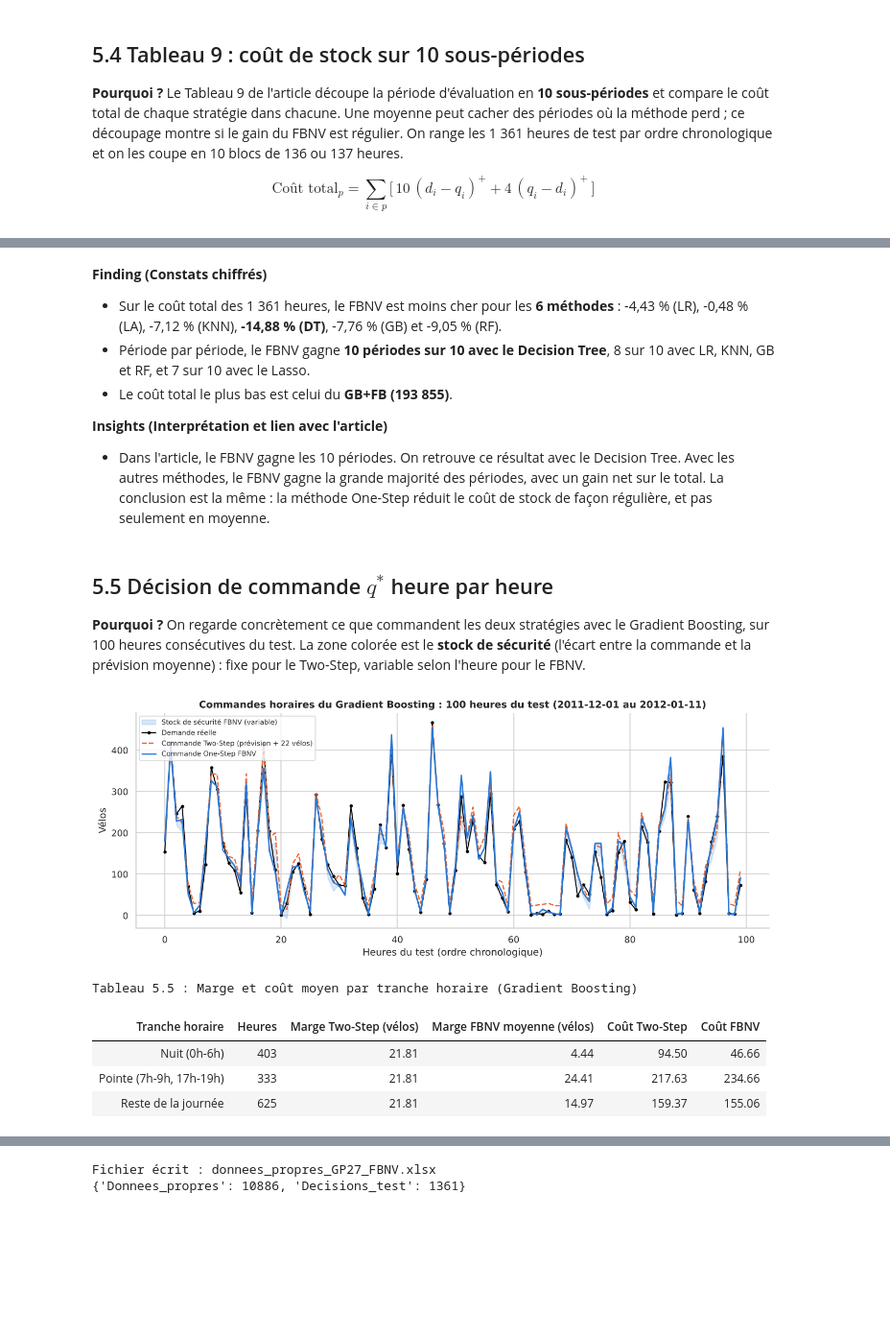
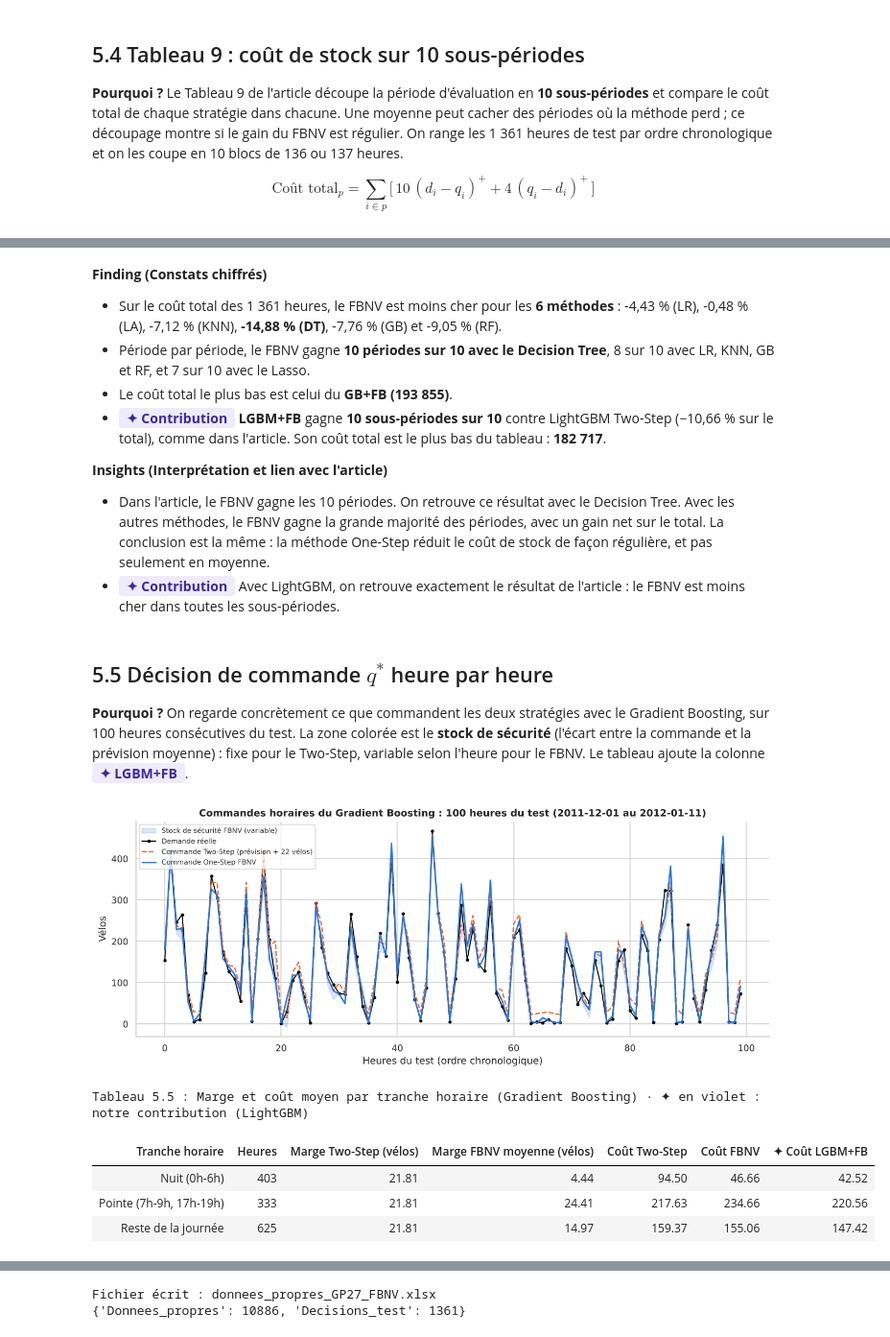
Before and after one commit to eliasbelme/eliasbelme.github.io, a Jupyter notebook: TP_GP27_FBNV.ipynb, the cells around one changed output, grey strips where cells are left out. Shown at 96% size. Drawn from its saved outputs; the diff is of its cells as text; code cells hidden in the pictures; blank space fills up the shorter version.

```diff
--- a/TP_GP27_FBNV.ipynb
+++ b/TP_GP27_FBNV.ipynb
@@ -703,10 +775,13 @@ grilles = {
                       {"n_estimators": [100, 300], "max_features": [1.0, 0.6]}),
     "Gradient Boosting": (GradientBoostingRegressor(random_state=RANDOM_STATE),
                           {"n_estimators": [300, 600], "max_depth": [4, 6]}),
+    "LightGBM": (lgb.LGBMRegressor(learning_rate=0.05, random_state=RANDOM_STATE, verbose=-1),   # ✦ CONTRIBUTION
+                 {"n_estimators": [500, 1000], "num_leaves": [31, 63]}),
 }
 meilleurs = {}
 for nom, (modele, grille) in grilles.items():
-    gs = GridSearchCV(modele, grille, cv=kf, scoring="neg_root_mean_squared_error", n_jobs=-1).fit(Xtr, ytr)
+    paralleles = 1 if nom == "LightGBM" else -1          # LightGBM utilise déjà tous les cœurs lui-même
+    gs = GridSearchCV(modele, grille, cv=kf, scoring="neg_root_mean_squared_error", n_jobs=paralleles).fit(Xtr, ytr)
     meilleurs[nom] = gs
 
 reglage = pd.DataFrame({
@@ -813,9 +892,10 @@ prevision = {
     "DT": meilleurs["Decision Tree"].best_estimator_,
     "GB": meilleurs["Gradient Boosting"].best_estimator_,
     "RF": meilleurs["Random Forest"].best_estimator_,
+    "LGBM": meilleurs["LightGBM"].best_estimator_,                                  # ✦ CONTRIBUTION
 }
 NOMS = {"LR": "Linear Regression", "LA": "Lasso", "KNN": "KNN", "DT": "Decision Tree",
-        "GB": "Gradient Boosting", "RF": "Random Forest"}
+        "GB": "Gradient Boosting", "RF": "Random Forest", "LGBM": "LightGBM"}          # ✦ CONTRIBUTION
 
 # ---- Two-Step : prévision moyenne + marge z* x sigma ----
 d_hat, sigma, q_two = {}, {}, {}
@@ -863,6 +943,14 @@ q_one = {
 }
 print("GB+FB, meilleur réglage :", gs_gb_fb.best_params_)
 
+# ✦ CONTRIBUTION : LGBM+FB, LightGBM entraîné directement sur la perte Pinball (= coût de stock / 14)
+gs_lgbm_fb = GridSearchCV(lgb.LGBMRegressor(objective="quantile", alpha=ALPHA, learning_rate=0.05,
+                                            random_state=RANDOM_STATE, verbose=-1),
+                          {"n_estimators": [1000, 2000], "num_leaves": [31, 63]},
+                          cv=kf, scoring=pinball).fit(Xtr, ytr)
+q_one["LGBM"] = np.maximum(gs_lgbm_fb.predict(Xte), 0)                             # ✦ CONTRIBUTION
+print("✦ LGBM+FB, meilleur réglage :", gs_lgbm_fb.best_params_)
+
 comparaison = pd.DataFrame({
     "Modèle": [NOMS[m] for m in prevision],
     "σ des erreurs (vélos)": [sigma[m] for m in prevision],
@@ -926,21 +1018,27 @@ for a in alphas:
                    "GB Two-Step": c(np.maximum(d_hat["GB"] + z_a * sigma["GB"], 0)),
                    "GB+FB": c(np.maximum(gb_a.predict(Xte), 0)),
                    "RF Two-Step": c(np.maximum(d_hat["RF"] + z_a * sigma["RF"], 0)),
-                   "RF+FB": c(np.quantile(preds_arbres, a, axis=0))})
+                   "RF+FB": c(np.quantile(preds_arbres, a, axis=0)),
+                   "LGBM Two-Step": c(np.maximum(d_hat["LGBM"] + z_a * sigma["LGBM"], 0)),        # ✦ CONTRIBUTION
+                   "LGBM+FB": c(np.maximum(clone(gs_lgbm_fb.best_estimator_).set_params(alpha=a)
+                                           .fit(Xtr, ytr).predict(Xte), 0))})              # ✦ CONTRIBUTION
 sens = pd.DataFrame(lignes)
 
-SENS = ["LR", "KNN", "DT", "GB", "RF"]
+SENS = ["LR", "KNN", "DT", "GB", "RF", "LGBM"]                                     # ✦ CONTRIBUTION : LGBM
 fig, axes = plt.subplots(2, 3, figsize=(15, 8))
 axes = axes.ravel()
 for ax, m in zip(axes, SENS):
     ax.plot(sens["alpha"], sens[f"{m} Two-Step"], color=ORANGE, ls="--", marker="o", ms=3, label="Two-Step")
-    ax.plot(sens["alpha"], sens[f"{m}+FB"], color=BLEU, marker="o", ms=3, label="One-Step FBNV")
+    ax.plot(sens["alpha"], sens[f"{m}+FB"], color=VIOLET if m == "LGBM" else BLEU, marker="o", ms=3,
+            label="One-Step FBNV")
     ax.axvline(ALPHA, color=GRIS, ls=":", label="alpha* = 0,714")
     ax.set(title=NOMS[m], xlabel="Fractile critique b / (b + h)")
+    if m == "LGBM":                                                                 # ✦ CONTRIBUTION
+        ax.set_facecolor(VIOLET_CLAIR)
+        ax.set_title("✦ LightGBM (notre contribution)", color=VIOLET)
 axes[0].set_ylabel("Coût moyen par heure")
 axes[3].set_ylabel("Coût moyen par heure")
-axes[5].axis("off")
-axes[5].legend(*axes[0].get_legend_handles_labels(), loc="center", fontsize=11)
+fig.legend(*axes[0].get_legend_handles_labels(), loc="upper center", ncol=3, fontsize=11, bbox_to_anchor=(0.5, 1.04))
 fig.tight_layout()
 sauver(fig, "fig8_sensibilite")
 plt.show()
@@ -1040,13 +1223,18 @@ holiday        0.8
 # %%
 ordre_t = np.argsort(df.loc[X_test.index, "datetime"].values)   # heures du test dans l'ordre chronologique
 fen = ordre_t[:150]
-fig, axes = plt.subplots(3, 2, figsize=(14, 10), sharey=True)
+fig, axes = plt.subplots(4, 2, figsize=(14, 13), sharey=True)
 for ax, (m, nom) in zip(axes.ravel(), NOMS.items()):
     ax.plot(yte.values[fen], color="black", lw=1.4, label="Demande réelle")
     ax.plot(d_hat[m][fen], color=BLEU, lw=1.4, ls="--", label="Prévision")
     ax.set(title=f"{nom} (R² test = {r2_score(yte, d_hat[m]):.2f})", xlabel="Heures du test (ordre chronologique)")
 for ligne in axes:
     ligne[0].set_ylabel("Vélos par heure")
+ax_lgbm = axes.ravel()[list(NOMS).index("LGBM")]                                    # ✦ CONTRIBUTION
+ax_lgbm.set_facecolor(VIOLET_CLAIR)
+ax_lgbm.lines[1].set_color(VIOLET)
+ax_lgbm.set_title("✦ " + ax_lgbm.get_title() + " : notre contribution", color=VIOLET)
+axes.ravel()[-1].axis("off")
 axes[0, 0].legend()
 fig.tight_layout()
 sauver(fig, "fig10_reel_vs_prevu")
@@ -1112,47 +1303,51 @@ RF : FBNV moins cher sur 8 périodes sur 10 ; baisse du coût total = 9.05%
 * Sur le coût total des 1 361 heures, le FBNV est moins cher pour les **6 méthodes** : -4,43 % (LR), -0,48 % (LA), -7,12 % (KNN), **-14,88 % (DT)**, -7,76 % (GB) et -9,05 % (RF).
 * Période par période, le FBNV gagne **10 périodes sur 10 avec le Decision Tree**, 8 sur 10 avec LR, KNN, GB et RF, et 7 sur 10 avec le Lasso.
 * Le coût total le plus bas est celui du **GB+FB (193 855)**.
+* <span style="background:#efebfd; color:#3b2a9e; font-weight:bold; padding:1px 8px; border-radius:4px;">✦ Contribution</span> **LGBM+FB** gagne **10 sous-périodes sur 10** contre LightGBM Two-Step (−10,66 % sur le total), comme dans l'article. Son coût total est le plus bas du tableau : **182 717**.
 
 **Insights (Interprétation et lien avec l'article)**
 * Dans l'article, le FBNV gagne les 10 périodes. On retrouve ce résultat avec le Decision Tree. Avec les autres méthodes, le FBNV gagne la grande majorité des périodes, avec un gain net sur le total. La conclusion est la même : la méthode One-Step réduit le coût de stock de façon régulière, et pas seulement en moyenne.
+* <span style="background:#efebfd; color:#3b2a9e; font-weight:bold; padding:1px 8px; border-radius:4px;">✦ Contribution</span> Avec LightGBM, on retrouve exactement le résultat de l'article : le FBNV est moins cher dans toutes les sous-périodes.
 # %% [markdown]
 ## 5.5 Décision de commande $q^*$ heure par heure
 
-**Pourquoi ?** On regarde concrètement ce que commandent les deux stratégies avec le Gradient Boosting, sur 100 heures consécutives du test. La zone colorée est le **stock de sécurité** (l'écart entre la commande et la prévision moyenne) : fixe pour le Two-Step, variable selon l'heure pour le FBNV.
+**Pourquoi ?** On regarde concrètement ce que commandent les deux stratégies avec le Gradient Boosting, sur 100 heures consécutives du test. La zone colorée est le **stock de sécurité** (l'écart entre la commande et la prévision moyenne) : fixe pour le Two-Step, variable selon l'heure pour le FBNV. Le tableau ajoute la colonne <span style="background:#efebfd; color:#3b2a9e; font-weight:bold; padding:1px 8px; border-radius:4px;">✦ LGBM+FB</span>.
 # %%
 dates_te = df.loc[X_test.index, "datetime"]
 idx = ordre_t[600:700]                                   # 100 heures consécutives du test (ordre chronologique)
 x = np.arange(len(idx))
 
 fig, ax = plt.subplots(figsize=(14, 4.8))
 ax.fill_between(x, d_hat["GB"][idx], q_one["GB"][idx], color=BLEU, alpha=0.18, label="Stock de sécurité FBNV (variable)")
 ax.plot(x, yte.values[idx], color="black", marker="o", ms=3, lw=1.3, label="Demande réelle")
 ax.plot(x, q_two["GB"][idx], color=ORANGE, ls="--", lw=1.6, label=f"Commande Two-Step (prévision + {Z * sigma['GB']:.0f} vélos)")
 ax.plot(x, q_one["GB"][idx], color=BLEU, lw=1.8, label="Commande One-Step FBNV")
 ax.set(title=f"Commandes horaires du Gradient Boosting : 100 heures du test "
              f"({dates_te.values[idx[0]].astype('datetime64[D]')} au {dates_te.values[idx[-1]].astype('datetime64[D]')})",
        xlabel="Heures du test (ordre chronologique)", ylabel="Vélos")
 ax.legend(loc="upper left", fontsize=8.5)
 sauver(fig, "fig11_decision_q")
 plt.show()
 
 # Coût moyen par tranche horaire : la nuit, la marge fixe est trop grande ; aux heures de pointe, elle est trop petite
 heure = X_test["hr"].values
 tranches = {"Nuit (0h-6h)": heure <= 6, "Pointe (7h-9h, 17h-19h)": np.isin(heure, [7, 8, 9, 17, 18, 19]),
             "Reste de la journée": ~np.isin(heure, [0, 1, 2, 3, 4, 5, 6, 7, 8, 9, 17, 18, 19])}
 tab_h = pd.DataFrame([{"Tranche horaire": nom, "Heures": msk.sum(),
                        "Marge Two-Step (vélos)": Z * sigma["GB"],
                        "Marge FBNV moyenne (vélos)": (q_one["GB"] - d_hat["GB"])[msk].mean(),
                        "Coût Two-Step": cout(yte.values[msk], q_two["GB"][msk]),
-                       "Coût FBNV": cout(yte.values[msk], q_one["GB"][msk])} for nom, msk in tranches.items()])
+                       "Coût FBNV": cout(yte.values[msk], q_one["GB"][msk]),
+                       "✦ Coût LGBM+FB": cout(yte.values[msk], q_one["LGBM"][msk])}            # ✦ CONTRIBUTION
+                      for nom, msk in tranches.items()])
 tableau(tab_h, "Tableau 5.5 : Marge et coût moyen par tranche horaire (Gradient Boosting)")
 # %% [output]
 [figure]
-Tableau 5.5 : Marge et coût moyen par tranche horaire (Gradient Boosting)
+Tableau 5.5 : Marge et coût moyen par tranche horaire (Gradient Boosting) · ✦ en violet : notre contribution (LightGBM)
-| Tranche horaire | Heures | Marge Two-Step (vélos) | Marge FBNV moyenne (vélos) | Coût Two-Step | Coût FBNV |
-| Nuit (0h-6h) | 403 | 21.81 | 4.44 | 94.50 | 46.66 |
-| Pointe (7h-9h, 17h-19h) | 333 | 21.81 | 24.41 | 217.63 | 234.66 |
-| Reste de la journée | 625 | 21.81 | 14.97 | 159.37 | 155.06 |
+| Tranche horaire | Heures | Marge Two-Step (vélos) | Marge FBNV moyenne (vélos) | Coût Two-Step | Coût FBNV | ✦ Coût LGBM+FB |
+| Nuit (0h-6h) | 403 | 21.81 | 4.44 | 94.50 | 46.66 | 42.52 |
+| Pointe (7h-9h, 17h-19h) | 333 | 21.81 | 24.41 | 217.63 | 234.66 | 220.56 |
+| Reste de la journée | 625 | 21.81 | 14.97 | 159.37 | 155.06 | 147.42 |
 # %% [markdown]
 **Finding (Constats chiffrés)**
 * Le Two-Step ajoute toujours la même marge de **21,8 vélos**. La marge du FBNV va en moyenne de **4,4 vélos la nuit** à **24,4 vélos aux heures de pointe**.
```
Also changed, not shown: parts of 31 cells of this notebook, 6 other files.
